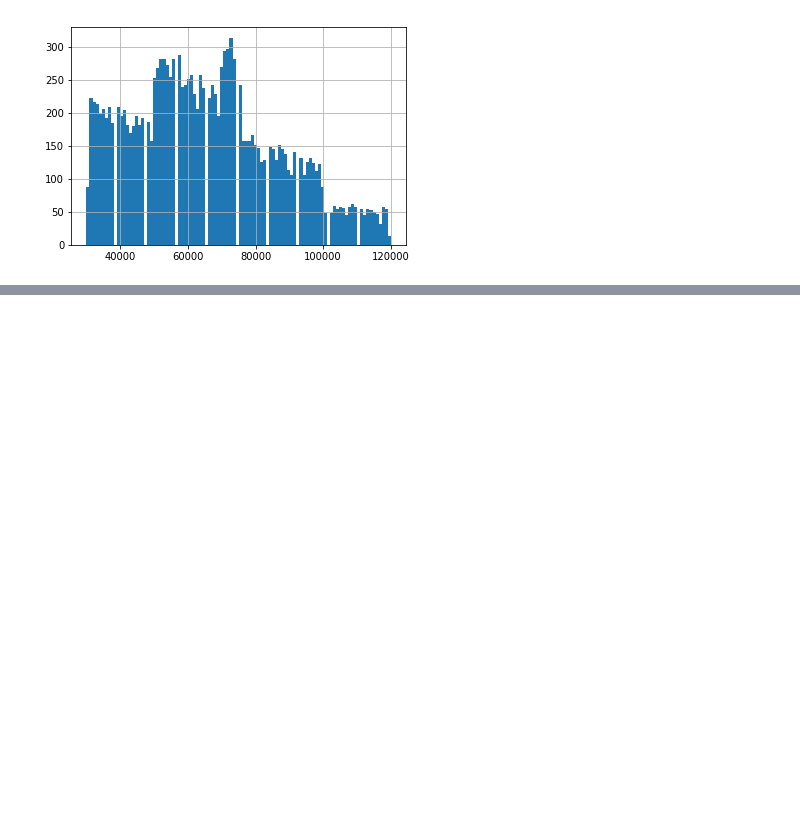
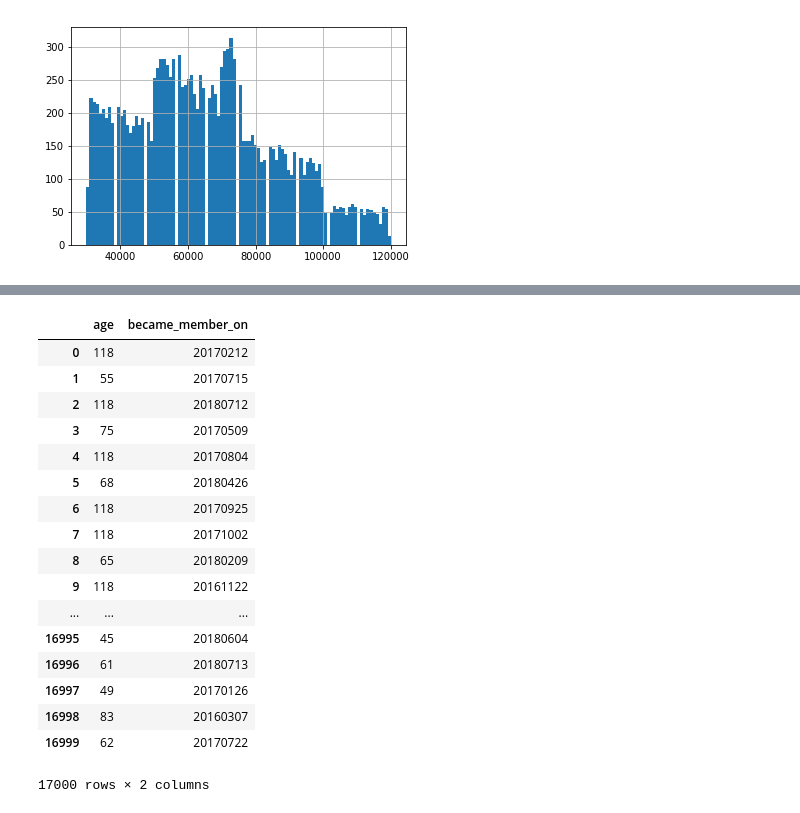
Before and after one commit to Arjunar92/Starbucks_Customer_Segmentation_Project, a Jupyter notebook: Starbucks_Capstone_notebook.ipynb, the cells around one changed output, grey strips where cells are left out. Drawn from its saved outputs; the diff is of its cells as text; code cells hidden in the pictures; blank space fills up the shorter version.

```diff
--- a/Starbucks_Capstone_notebook.ipynb
+++ b/Starbucks_Capstone_notebook.ipynb
@@ -223,0 +222,21 @@ SyntaxError: unexpected EOF while parsing (<ipython-input-14-d8071426e1ea>, line
+# %%
+profile.iloc[:,:2]
+# %% [output]
+|  | age | became_member_on |
+| 0 | 118 | 20170212 |
+| 1 | 55 | 20170715 |
+| 2 | 118 | 20180712 |
+| 3 | 75 | 20170509 |
+| 4 | 118 | 20170804 |
+| 5 | 68 | 20180426 |
+| 6 | 118 | 20170925 |
+| 7 | 118 | 20171002 |
+| 8 | 65 | 20180209 |
+| 9 | 118 | 20161122 |
+| ... | ... | ... |
+| 16995 | 45 | 20180604 |
+| 16996 | 61 | 20180713 |
+| 16997 | 49 | 20170126 |
+| 16998 | 83 | 20160307 |
+| 16999 | 62 | 20170722 |
+17000 rows × 2 columns
```
Also changed, not shown: parts of 5 cells of this notebook.
